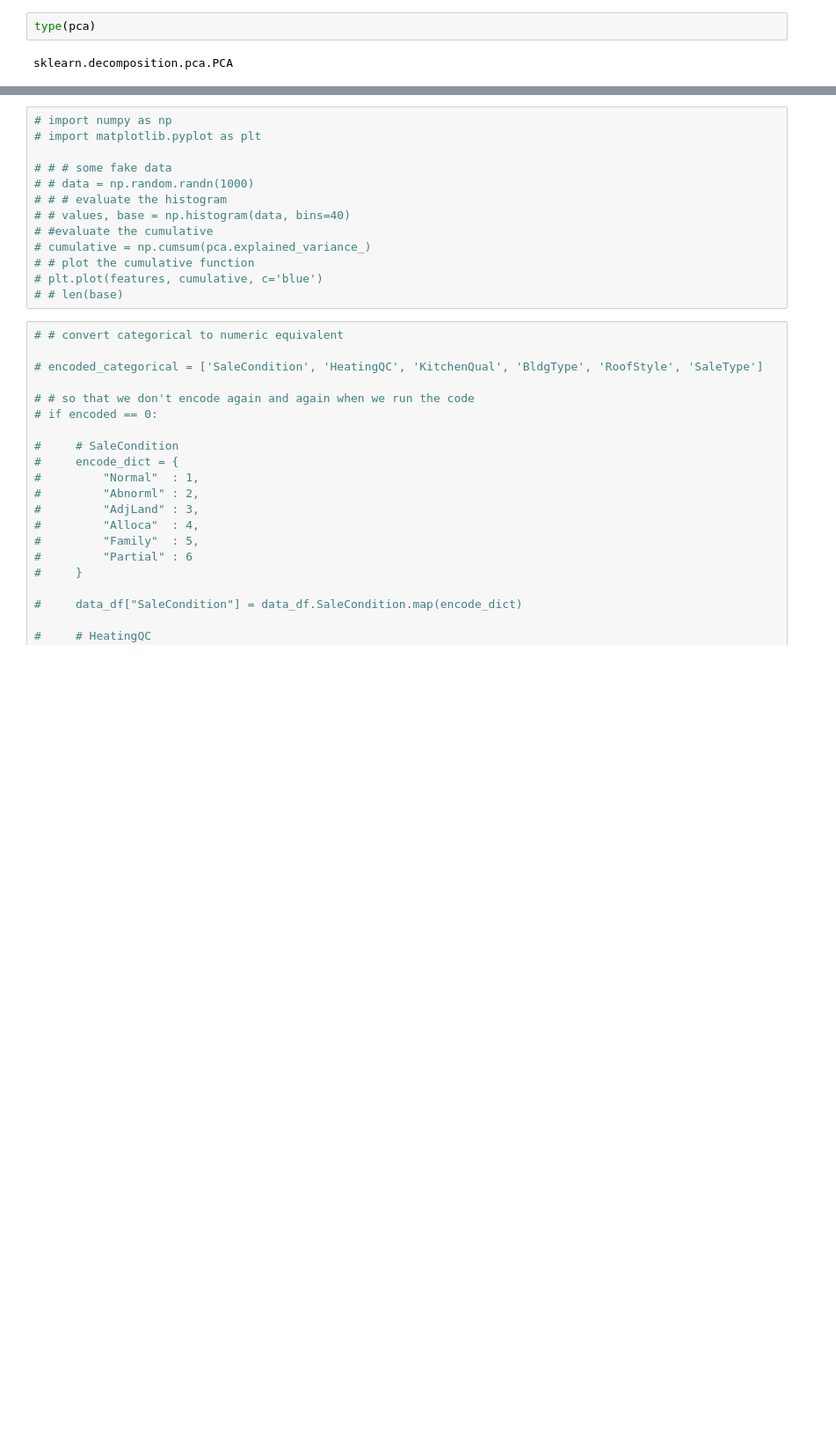
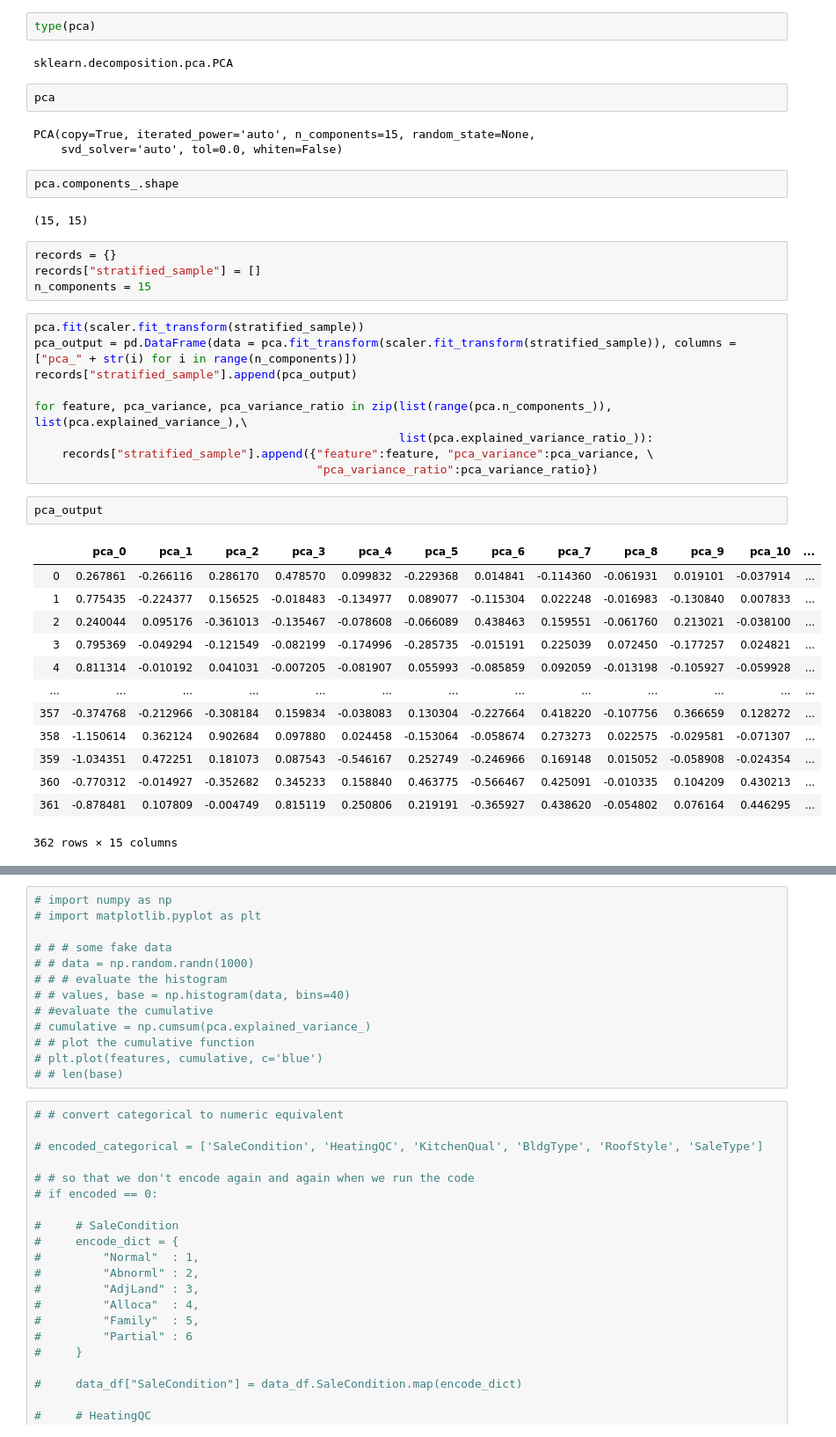
Before and after one commit to adityagaikwad/Visualization-Projects, a Jupyter notebook: Assignment 2/Sampling.ipynb, the cells around one changed output, grey strips where cells are left out. Shown at 88% size. Cells and saved outputs as stored; diff of their text form; blank space fills up the shorter version.

```diff
--- a/Assignment 2/Sampling.ipynb
+++ b/Assignment 2/Sampling.ipynb
@@ -180,3 +180,41 @@ Principal components = : 5
 type(pca)
 # %% [output]
 sklearn.decomposition.pca.PCA
+# %%
+pca
+# %% [output]
+PCA(copy=True, iterated_power='auto', n_components=15, random_state=None,
+    svd_solver='auto', tol=0.0, whiten=False)
+# %%
+pca.components_.shape
+# %% [output]
+(15, 15)
+# %%
+records = {}
+records["stratified_sample"] = []
+n_components = 15
+# %%
+pca.fit(scaler.fit_transform(stratified_sample))
+pca_output = pd.DataFrame(data = pca.fit_transform(scaler.fit_transform(stratified_sample)), columns = ["pca_" + str(i) for i in range(n_components)])
+records["stratified_sample"].append(pca_output)
+
+for feature, pca_variance, pca_variance_ratio in zip(list(range(pca.n_components_)), list(pca.explained_variance_),\
+                                                     list(pca.explained_variance_ratio_)):
+    records["stratified_sample"].append({"feature":feature, "pca_variance":pca_variance, \
+                                         "pca_variance_ratio":pca_variance_ratio})
+# %%
+pca_output
+# %% [output]
+|  | pca_0 | pca_1 | pca_2 | pca_3 | pca_4 | pca_5 | pca_6 | pca_7 | pca_8 | pca_9 | pca_10 | ... |
+| 0 | 0.267861 | -0.266116 | 0.286170 | 0.478570 | 0.099832 | -0.229368 | 0.014841 | -0.114360 | -0.061931 | 0.019101 | -0.037914 | ... |
+| 1 | 0.775435 | -0.224377 | 0.156525 | -0.018483 | -0.134977 | 0.089077 | -0.115304 | 0.022248 | -0.016983 | -0.130840 | 0.007833 | ... |
+| 2 | 0.240044 | 0.095176 | -0.361013 | -0.135467 | -0.078608 | -0.066089 | 0.438463 | 0.159551 | -0.061760 | 0.213021 | -0.038100 | ... |
+| 3 | 0.795369 | -0.049294 | -0.121549 | -0.082199 | -0.174996 | -0.285735 | -0.015191 | 0.225039 | 0.072450 | -0.177257 | 0.024821 | ... |
+| 4 | 0.811314 | -0.010192 | 0.041031 | -0.007205 | -0.081907 | 0.055993 | -0.085859 | 0.092059 | -0.013198 | -0.105927 | -0.059928 | ... |
+| ... | ... | ... | ... | ... | ... | ... | ... | ... | ... | ... | ... | ... |
+| 357 | -0.374768 | -0.212966 | -0.308184 | 0.159834 | -0.038083 | 0.130304 | -0.227664 | 0.418220 | -0.107756 | 0.366659 | 0.128272 | ... |
+| 358 | -1.150614 | 0.362124 | 0.902684 | 0.097880 | 0.024458 | -0.153064 | -0.058674 | 0.273273 | 0.022575 | -0.029581 | -0.071307 | ... |
+| 359 | -1.034351 | 0.472251 | 0.181073 | 0.087543 | -0.546167 | 0.252749 | -0.246966 | 0.169148 | 0.015052 | -0.058908 | -0.024354 | ... |
+| 360 | -0.770312 | -0.014927 | -0.352682 | 0.345233 | 0.158840 | 0.463775 | -0.566467 | 0.425091 | -0.010335 | 0.104209 | 0.430213 | ... |
+| 361 | -0.878481 | 0.107809 | -0.004749 | 0.815119 | 0.250806 | 0.219191 | -0.365927 | 0.438620 | -0.054802 | 0.076164 | 0.446295 | ... |
+362 rows × 15 columns
```
Also changed, not shown: parts of 2 cells of this notebook, 3 other files.
